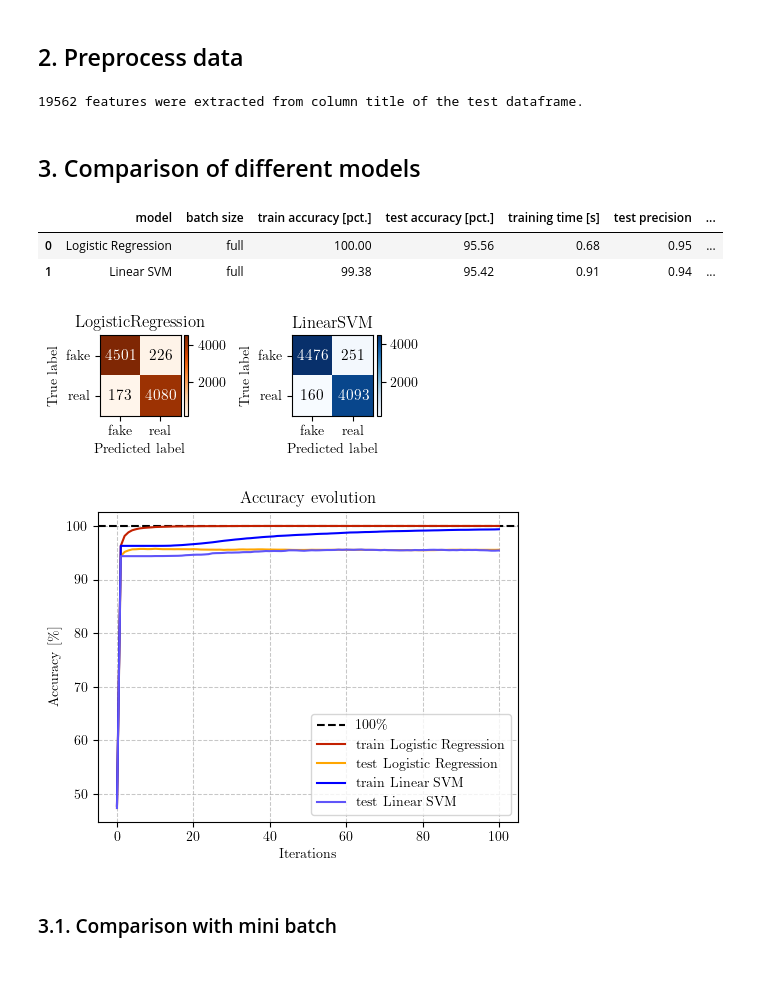
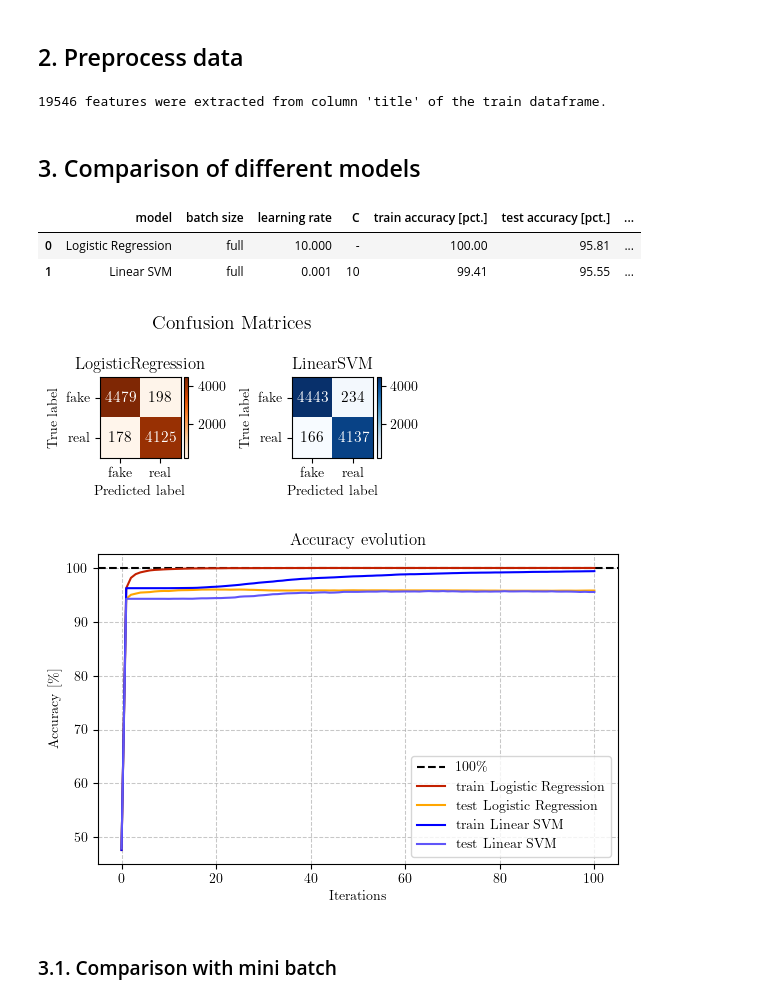
Before and after one commit to PH875/FakeNewsDetection_Project, a Jupyter notebook: fakenews_detection.ipynb, the cells around one changed output. Drawn from its saved outputs; the diff is of its cells as text; code cells hidden in the pictures; blank space fills up the shorter version.

```diff
--- a/fakenews_detection.ipynb
+++ b/fakenews_detection.ipynb
@@ -112,61 +110,62 @@ X, offset=standardize_sparse_matrix(X)
 X_train, X_test=X[:len(train_df)], X[len(train_df):]
 # %%
 num_features=X_train.shape[1] #number of extracted features from train_df[column]
-print(f"{num_features} features were extracted from column {column} of the test dataframe.")
+print(f"{num_features} features were extracted from column '{column}' of the train dataframe.")
 # %% [output]
-19562 features were extracted from column title of the test dataframe.
+19546 features were extracted from column 'title' of the train dataframe.
 # %% [markdown]
 ## 3. Comparison of different models
 # %%
 from courselib.models.glm import LogisticRegression
-from courselib.models.svm import LinearSVM, BinaryKernelSVM
+from courselib.models.svm import LinearSVM
 from courselib.optimizers import GDOptimizer
 
-lr_LR=10 #learning rate LogisticRegression model
-lr_SVM=0.001 #learning rate LinearSVM model
+lr_LR=10 # learning rate LogisticRegression model
+lr_SVM=0.001 # learning rate LinearSVM model
+C1=10 # regularization parameter for LinearSVM
 
 #Initialize optimizers
-optimizer_LR=GDOptimizer(lr_LR) #optimizer LogisticRegression
-optimizer_SVM=GDOptimizer(lr_SVM) #optimizer LinearSVM
+optimizer_LR=GDOptimizer(lr_LR) # optimizer LogisticRegression
+optimizer_SVM=GDOptimizer(lr_SVM) # optimizer LinearSVM
 # %%
 import time
 from courselib.utils.metrics import binary_accuracy, precision, recall, f1_score
 
-num_epochs=100 #number of epochs
-bs=len(train_df) #batch size (here full batch)
+num_epochs=100 # number of epochs
+bs=len(train_df) # batch size (here full batch)
 
 results=[]
 
 
 #Initialize models
-w=np.zeros(num_features) #initial weight
-b=0 #initial bias
+w=np.zeros(num_features) # initial weights
+b=0 # initial bias
 model_LR=LogisticRegression(w,b, optimizer=optimizer_LR, offset=offset)
-model_SVM=LinearSVM(w,b, optimizer=optimizer_SVM, offset=offset)
+model_SVM=LinearSVM(w,b, optimizer=optimizer_SVM, C=C1, offset=offset)
 
 #Training:
 metrics_dict_LR={'train accuracy': lambda y_pred,y_true: binary_accuracy(y_pred=y_pred, y_true=y_true, class_labels=[0,1]),
-                'test accuracy': lambda y_pred,y_true: binary_accuracy(model_LR.decision_function(X_test),Y_test,class_labels=[0,1])}
+                'test accuracy': lambda y_pred,y_true: binary_accuracy(model_LR.decision_function(X_test),Y_test, class_labels=[0,1])}
 metrics_dict_SVM={'train accuracy': lambda y_pred,y_true: binary_accuracy(y_pred=y_pred, y_true=y_true, class_labels=[-1,1]),
-                'test accuracy': lambda y_pred,y_true: binary_accuracy(model_SVM.decision_function(X_test),Y_test_neg,class_labels=[-1,1])}
+                'test accuracy': lambda y_pred,y_true: binary_accuracy(model_SVM.decision_function(X_test),Y_test_neg, class_labels=[-1,1])}
 
-start_LR=time.time()
+start_LR=time.time() # measure training time
 metrics_history_LR=model_LR.fit(X_train, Y_train, num_epochs=num_epochs, batch_size=bs, compute_metrics=True, metrics_dict=metrics_dict_LR)
 end_LR=time.time()
 
-start_SVM=time.time() #measure training time
+start_SVM=time.time() # measure training time
 metrics_history_SVM=model_SVM.fit(X_train, Y_train_neg, num_epochs=num_epochs, batch_size=bs, compute_metrics=True, metrics_dict=metrics_dict_SVM)
 end_SVM=time.time()
 
 
-results.append({'model':'Logistic Regression', 'batch size': 'full' if bs==len(train_df) else bs,
+results.append({'model':'Logistic Regression', 'batch size': 'full' if bs==len(train_df) else bs, 'learning rate': lr_LR, 'C': '-',
          'train accuracy [pct.]':round(metrics_history_LR['train accuracy'][-1],2),
          'test accuracy [pct.]':round(metrics_history_LR['test accuracy'][-1],2), 'training time [s]': round(end_LR-start_LR,2),
          'test precision': round(precision(model_LR(X_test), Y_test),2),
          'test recall': round(recall(model_LR(X_test), Y_test),2),
          'test f1-score': round(f1_score(model_LR(X_test), Y_test),2)
          })
-results.append({'model':'Linear SVM', 'batch size': 'full' if bs==len(train_df) else bs,
+results.append({'model':'Linear SVM', 'batch size': 'full' if bs==len(train_df) else bs, 'learning rate': lr_SVM, 'C': C1,
               'train accuracy [pct.]':round(metrics_history_SVM['train accuracy'][-1],2),
               'test accuracy [pct.]':round(metrics_history_SVM['test accuracy'][-1],2), 'training time [s]': round(end_SVM-start_SVM,2),
               'test precision': round(precision(model_SVM(X_test), Y_test_neg),2),
@@ -176,40 +175,40 @@ results.append({'model':'Linear SVM', 'batch size': 'full' if bs==len(train_df)
 results_df=pd.DataFrame(results)
 results_df
 # %% [output]
-|  | model | batch size | train accuracy [pct.] | test accuracy [pct.] | training time [s] | test precision | ... |
-| 0 | Logistic Regression | full | 100.00 | 95.56 | 0.68 | 0.95 | ... |
-| 1 | Linear SVM | full | 99.38 | 95.42 | 0.91 | 0.94 | ... |
+|  | model | batch size | learning rate | C | train accuracy [pct.] | test accuracy [pct.] | ... |
+| 0 | Logistic Regression | full | 10.000 | - | 100.00 | 95.81 | ... |
+| 1 | Linear SVM | full | 0.001 | 10 | 99.41 | 95.55 | ... |
 # %%
 from courselib.utils.metrics import binary_confusion_matrix, plot_confusion_matrix
 
 # Plot confusion matrices:
 
-fig,ax=plt.subplots(1,2, figsize=(4,3)) #Revert
+fig,ax=plt.subplots(1,2, figsize=(4,2))
+
 plot_confusion_matrix(binary_confusion_matrix(y_true=Y_test, y_pred=model_LR(X_test), plot=False),ax=ax[0], cmap='Oranges', show_plt=False, class_names=['fake', 'real'], rotation=0, ha='center')
+
 plot_confusion_matrix(binary_confusion_matrix(y_true=Y_test_neg, y_pred=model_SVM(X_test), plot=False, labels=[-1,1]),cmap='Blues',ax=ax[1], show_plt=False,class_names=['fake', 'real'], rotation=0, ha='center')
+
 ax[0].set_title('LogisticRegression')
 ax[1].set_title('LinearSVM')
+plt.suptitle("Confusion Matrices", fontsize=14)
 plt.tight_layout()
-# plt.suptitle("Confusion Matrices", fontsize=15)
-plt.subplots_adjust(top=.9)
+
 if SAVE_PLOTS: # save figure
     plt.savefig('figures/model_comparison_confusion_matrices.pdf', format='pdf')
 plt.show()
 # %% [output]
-[figure, old version]
+[figure, new version]
 # %%
 #Plot
-fig,ax=plt.subplots(figsize=(5,4))
-ax.axhline(y=100, color='black', linestyle='--', label='100\%') #horizontal line at 100%
+fig,ax=plt.subplots(figsize=(6,4))
+ax.axhline(y=100, color='black', linestyle='--', label='100\%') # horizontal line at 100%
 ax.plot(range(len(metrics_history_LR['train accuracy'])),metrics_history_LR['train accuracy'], label="train Logistic Regression", color="#C32000")
 ax.plot(range(len(metrics_history_LR['test accuracy'])),metrics_history_LR['test accuracy'], label="test Logistic Regression", color="#FFA600")
 ax.plot(range(len(metrics_history_SVM['train accuracy'])),metrics_history_SVM['train accuracy'], label="train Linear SVM", color="#0000FF")
 ax.plot(range(len(metrics_history_SVM['test accuracy'])),metrics_history_SVM['test accuracy'], label="test Linear SVM", color="#6055F9")
 
-# Turn on minor ticks
-# ax.minorticks_on()
 ax.grid(which='major', linestyle='--', linewidth=0.75, alpha=.7)
-# ax.grid(which='minor', linestyle='-', linewidth=0.5, color='lightgray', alpha=0.7)
 
 ax.legend()
 ax.set_xlabel('Iterations')
@@ -217,10 +216,11 @@ ax.set_ylabel('Accuracy [\%]')
 ax.set_title('Accuracy evolution')
 
 plt.tight_layout()
+
 if SAVE_PLOTS: # save figure
     plt.savefig('figures/model_comparison_accuracy_evolution.pdf', format='pdf')
 # %% [output]
-[figure, old version]
+[figure, new version]
 # %% [markdown]
 ### 3.1. Comparison with mini batch
 # %%
```
Also changed, not shown: parts of 13 cells of this notebook, 33 other files.
